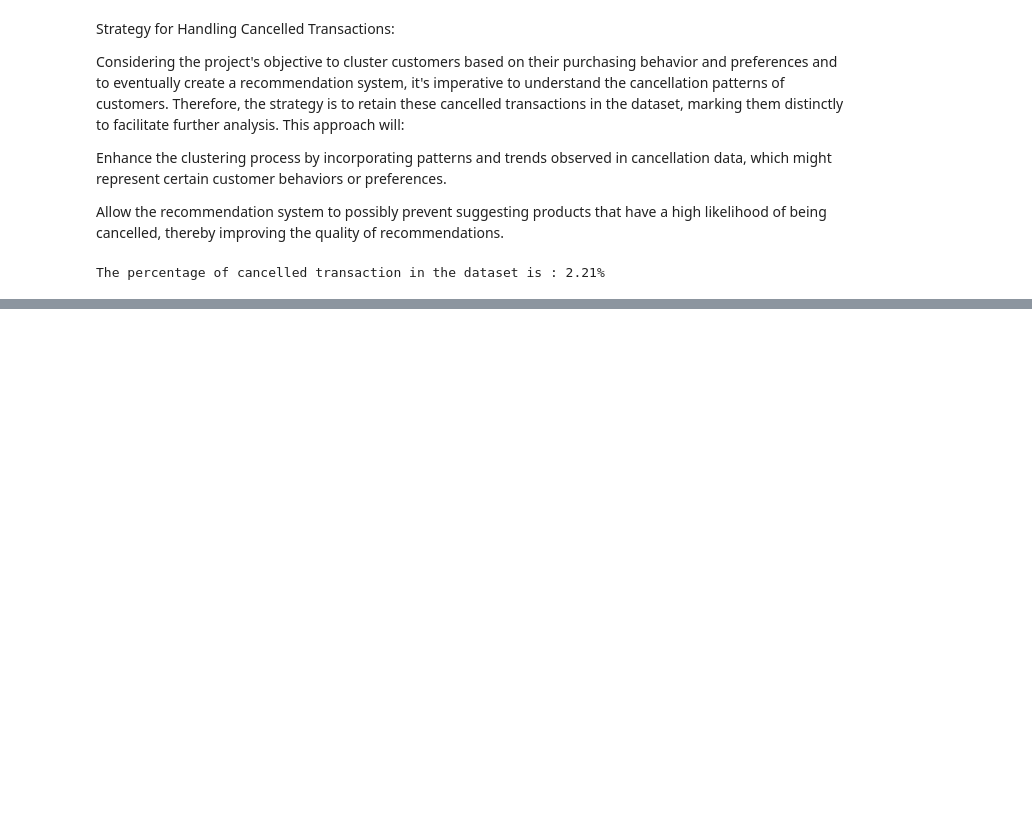
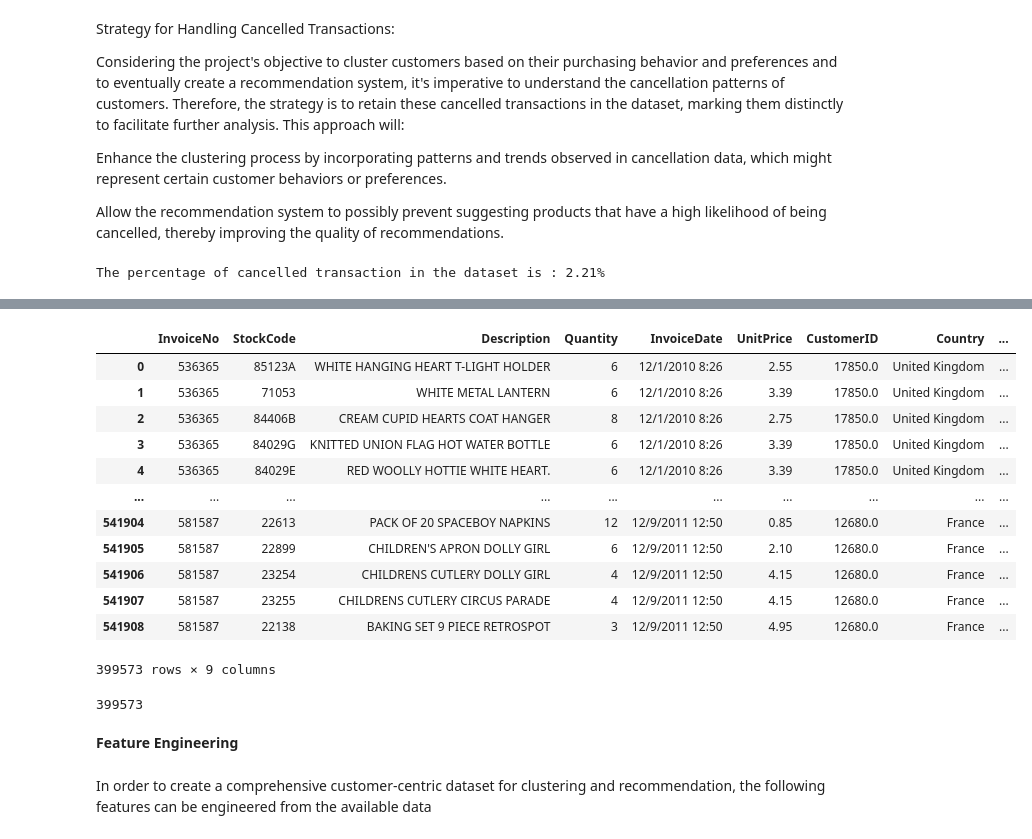
Before and after one commit to Suryasadasivam/Customer-Segmentation-, a Jupyter notebook: customer_segmentation.ipynb, the cells around one changed output, grey strips where cells are left out. Saved outputs shown, nothing was run; the diff lists cells and outputs as text; code cells hidden in the pictures; blank space fills up the shorter version.

```diff
--- a/customer_segmentation.ipynb
+++ b/customer_segmentation.ipynb
@@ -363,0 +540,16 @@ The percentage of cancelled transaction in the dataset is : 2.21%
+# %%
+service_related_description=["Next Day Carriage","High Resolution Image"]
+
+#calculet the percentage of records with service-related descriptions
+
+service_related_percentage=df[df['Description'].isin(service_related_description)].shape[0]/df.shape[0] *100
+
+print(f"The percentage of records with service-related descriptions in the dataset is: {service_related_percentage:.2f}%")
+
+#remove rows with service-related information in the description
+
+df=df[~df['Description'].isin(service_related_description)]
+
+#standardize the text to upper case to maintain uniformity across the dataset
+
+df["Description"]=df["Description"].str.upper()
@@ -363,0 +600,4 @@ The percentage of cancelled transaction in the dataset is : 2.21%
+# %%
+#removing record with a unit price of zero to avoid potential data entry errors
+
+df=df[df['UnitPrice']>0]
@@ -363,0 +608,16 @@ The percentage of cancelled transaction in the dataset is : 2.21%
+# %%
+df
+# %% [output]
+|  | InvoiceNo | StockCode | Description | Quantity | InvoiceDate | UnitPrice | CustomerID | Country | ... |
+| 0 | 536365 | 85123A | WHITE HANGING HEART T-LIGHT HOLDER | 6 | 12/1/2010 8:26 | 2.55 | 17850.0 | United Kingdom | ... |
+| 1 | 536365 | 71053 | WHITE METAL LANTERN | 6 | 12/1/2010 8:26 | 3.39 | 17850.0 | United Kingdom | ... |
+| 2 | 536365 | 84406B | CREAM CUPID HEARTS COAT HANGER | 8 | 12/1/2010 8:26 | 2.75 | 17850.0 | United Kingdom | ... |
+| 3 | 536365 | 84029G | KNITTED UNION FLAG HOT WATER BOTTLE | 6 | 12/1/2010 8:26 | 3.39 | 17850.0 | United Kingdom | ... |
+| 4 | 536365 | 84029E | RED WOOLLY HOTTIE WHITE HEART. | 6 | 12/1/2010 8:26 | 3.39 | 17850.0 | United Kingdom | ... |
+| ... | ... | ... | ... | ... | ... | ... | ... | ... | ... |
+| 541904 | 581587 | 22613 | PACK OF 20 SPACEBOY NAPKINS | 12 | 12/9/2011 12:50 | 0.85 | 12680.0 | France | ... |
+| 541905 | 581587 | 22899 | CHILDREN'S APRON DOLLY GIRL | 6 | 12/9/2011 12:50 | 2.10 | 12680.0 | France | ... |
+| 541906 | 581587 | 23254 | CHILDRENS CUTLERY DOLLY GIRL | 4 | 12/9/2011 12:50 | 4.15 | 12680.0 | France | ... |
+| 541907 | 581587 | 23255 | CHILDRENS CUTLERY CIRCUS PARADE | 4 | 12/9/2011 12:50 | 4.15 | 12680.0 | France | ... |
+| 541908 | 581587 | 22138 | BAKING SET 9 PIECE RETROSPOT | 3 | 12/9/2011 12:50 | 4.95 | 12680.0 | France | ... |
+399573 rows × 9 columns
@@ -363,0 +627,8 @@ The percentage of cancelled transaction in the dataset is : 2.21%
+# %%
+df.shape[0]
+# %% [output]
+399573
+# %% [markdown]
+**Feature Engineering**
+# %% [markdown]
+In order to create a comprehensive customer-centric dataset for clustering and recommendation, the following features can be engineered from the available data
```
Also changed, not shown: parts of 72 cells of this notebook.
